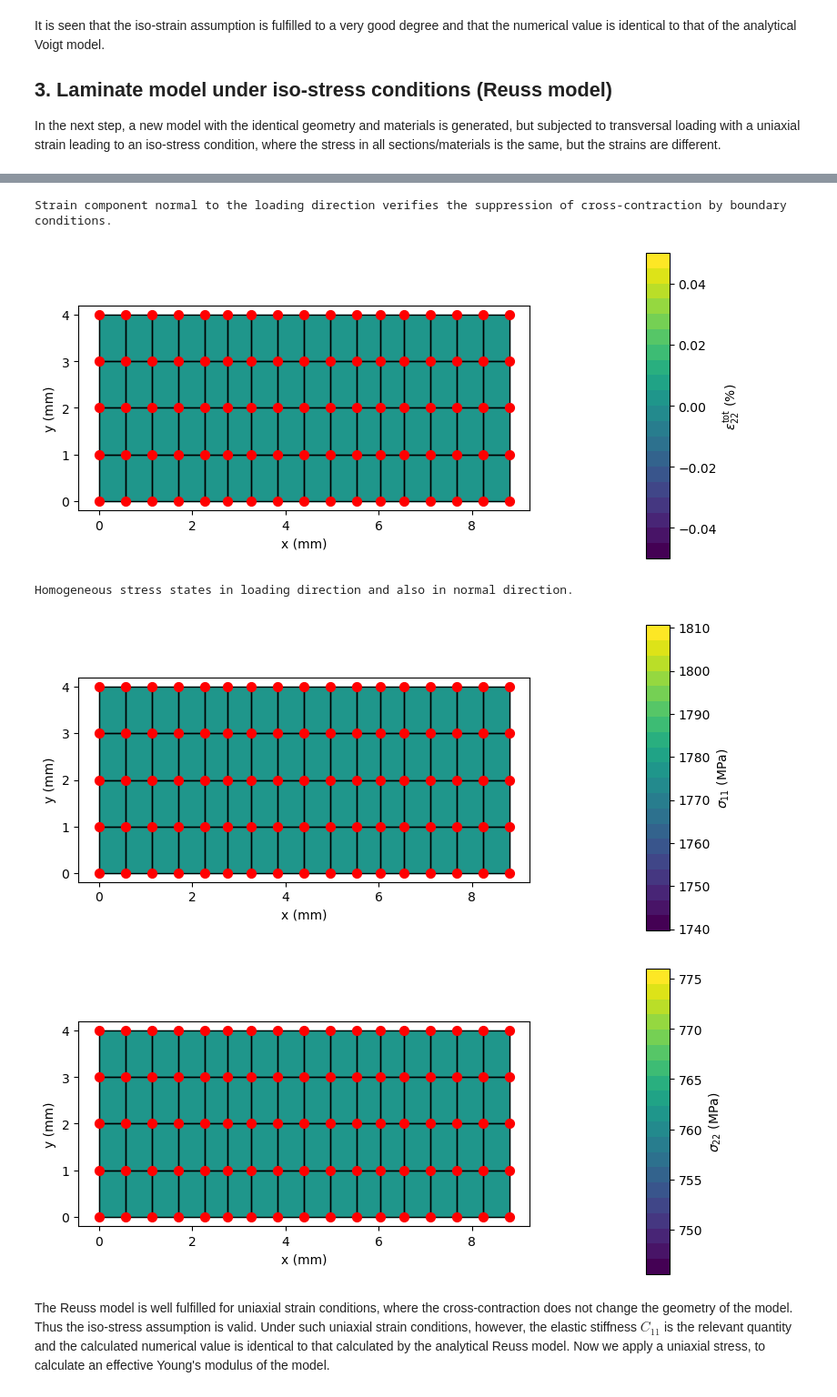
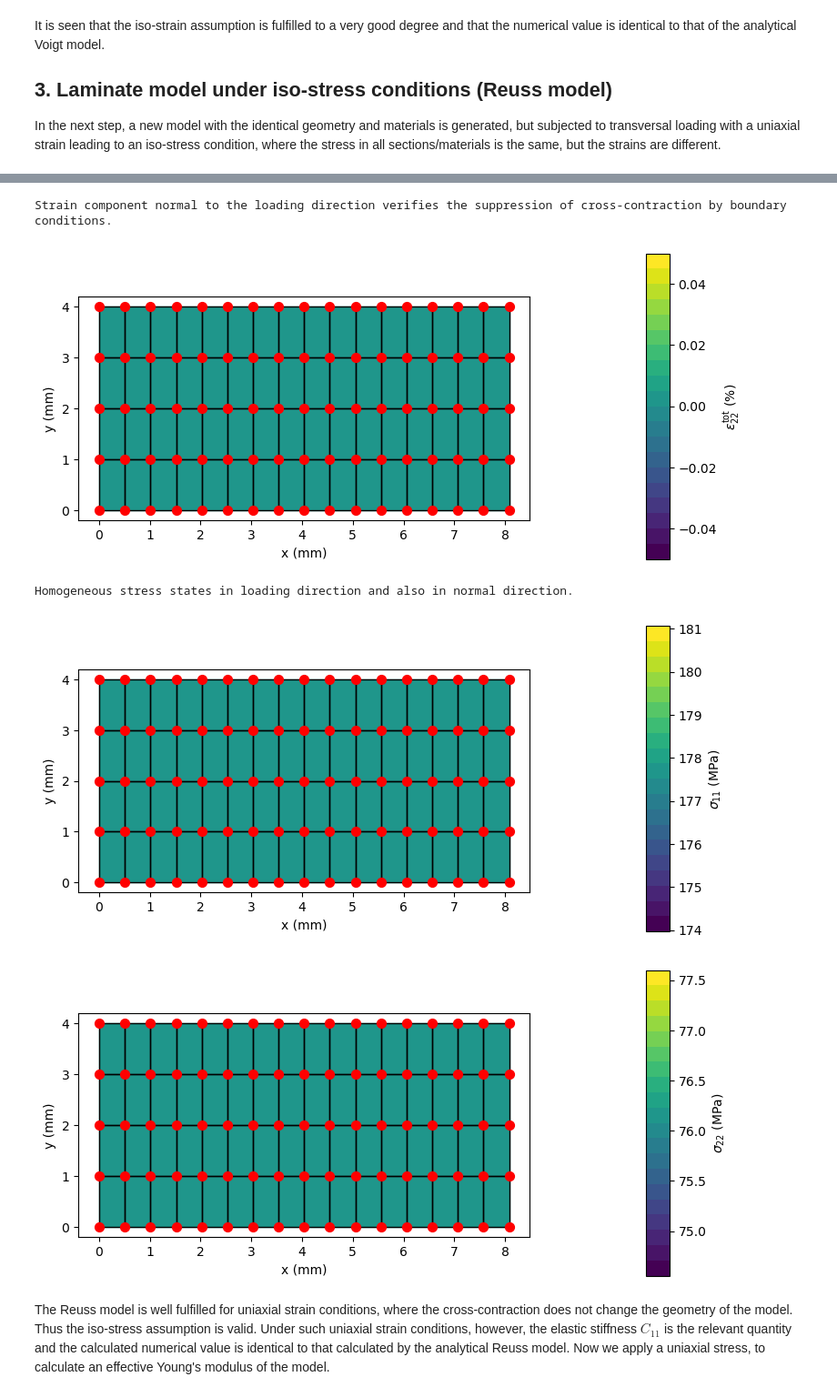
Before and after one commit to AHartmaier/ML-Tutorial, a Jupyter notebook: notebooks/fea.ipynb, the cells around one changed output, grey strips where cells are left out. Shown: that part at 91% size. Cells and saved outputs as stored; diff of their text form; code cells hidden in the pictures.

```diff
--- a/notebooks/fea.ipynb
+++ b/notebooks/fea.ipynb
@@ -134,7 +134,7 @@ fmat2 = 2./8.
 # mechanical boundary conditions for Reuss model (iso-stres) with uniaxial strain
 fem_r.bcleft(0.)          # fix left and bottom boundary
 fem_r.bcbot(0.)
-fem_r.bcright(0.1*fem_r.lenx, 'disp')   # rhs nodes are subject to 10% strain (disp = 0.1 * length of model)
+fem_r.bcright(0.01*fem_r.lenx, 'disp')   # rhs nodes are subject to 10% strain (disp = 0.1 * length of model)
 fem_r.bctop(0., 'disp')   # top boundary is fixed
 
 # solution and evaluation of effective properties
@@ -143,10 +143,10 @@ fem_r.solve()             # solve equation for mechanical equilibrium
 fem_r.calc_global()       # calculate global stress and strain
 mod_stiff = fem_r.glob['sig'][0]/fem_r.glob['eps'][0]              # calculate effective stiffness of model
 reuss_stiff = 1./(fmat1/mat1.C11 + fmat2/mat2.C11) # Reuss average for stiffness
-print('2-d Model: iso-stress, uniaxial strain e1=10%')
+print('2-d Model: iso-stress, uniaxial strain e1=1%')
 print('Global strain: ',fem_r.glob['eps'][0].round(decimals=3), fem_r.glob['eps'][1].round(decimals=3))
-print('Element strain Section 1: ', fem_r.element[0].eps.round(decimals=3))
-print('Element strain Section 2: ', fem_r.element[16].eps.round(decimals=3))
+print('Element strain Section 1: ', fem_r.element[0].eps.round(decimals=4))
+print('Element strain Section 2: ', fem_r.element[16].eps.round(decimals=4))
 print('Global stress: ',fem_r.glob['sig'][0].round(decimals=3), fem_r.glob['sig'][1].round(decimals=3))
 print('Element stress (MPa) Section 1: ', fem_r.element[0].sig.round(decimals=3))
 print('Element stress (MPa) Section 2: ', fem_r.element[16].sig.round(decimals=3))
@@ -179,8 +179,8 @@ Strain component in loading direction, showing inhomogeneous deformation of the
 Strain component normal to the loading direction verifies the suppression of cross-contraction by boundary conditions.
-[figure, old version]
+[figure, new version]
 Homogeneous stress states in loading direction and also in normal direction.
-[figure, old version]
+[figure, new version]
-[figure, old version]
+[figure, new version]
 # %% [markdown]
 The Reuss model is well fulfilled for uniaxial strain conditions, where the cross-contraction does not change the geometry of the model. Thus the iso-stress assumption is valid. Under such uniaxial strain conditions, however, the elastic stiffness $C_{11}$ is the relevant quantity and the calculated numerical value is identical to that calculated by the analytical Reuss model. Now we apply a uniaxial stress, to calculate an effective Young's modulus of the model.
 # %%
```
Also changed, not shown: parts of 5 cells of this notebook.
